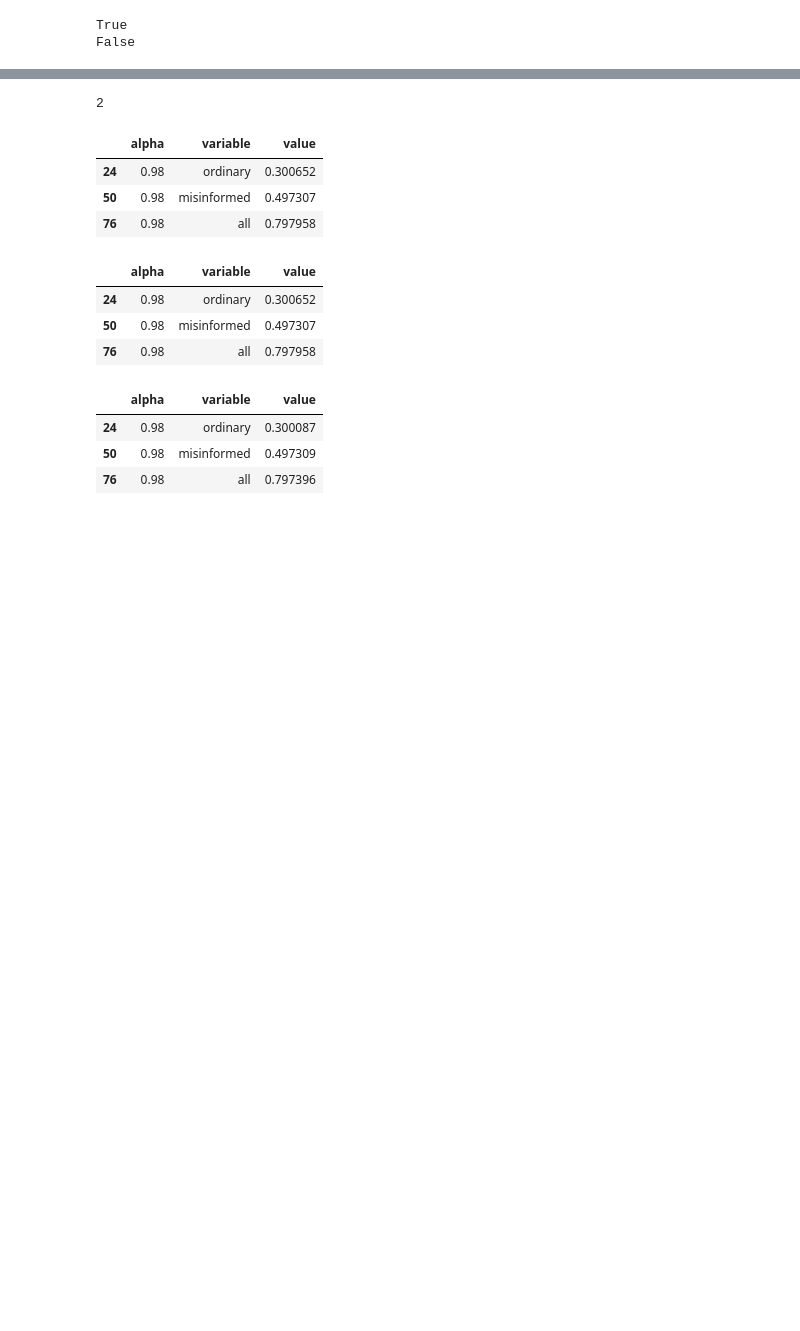
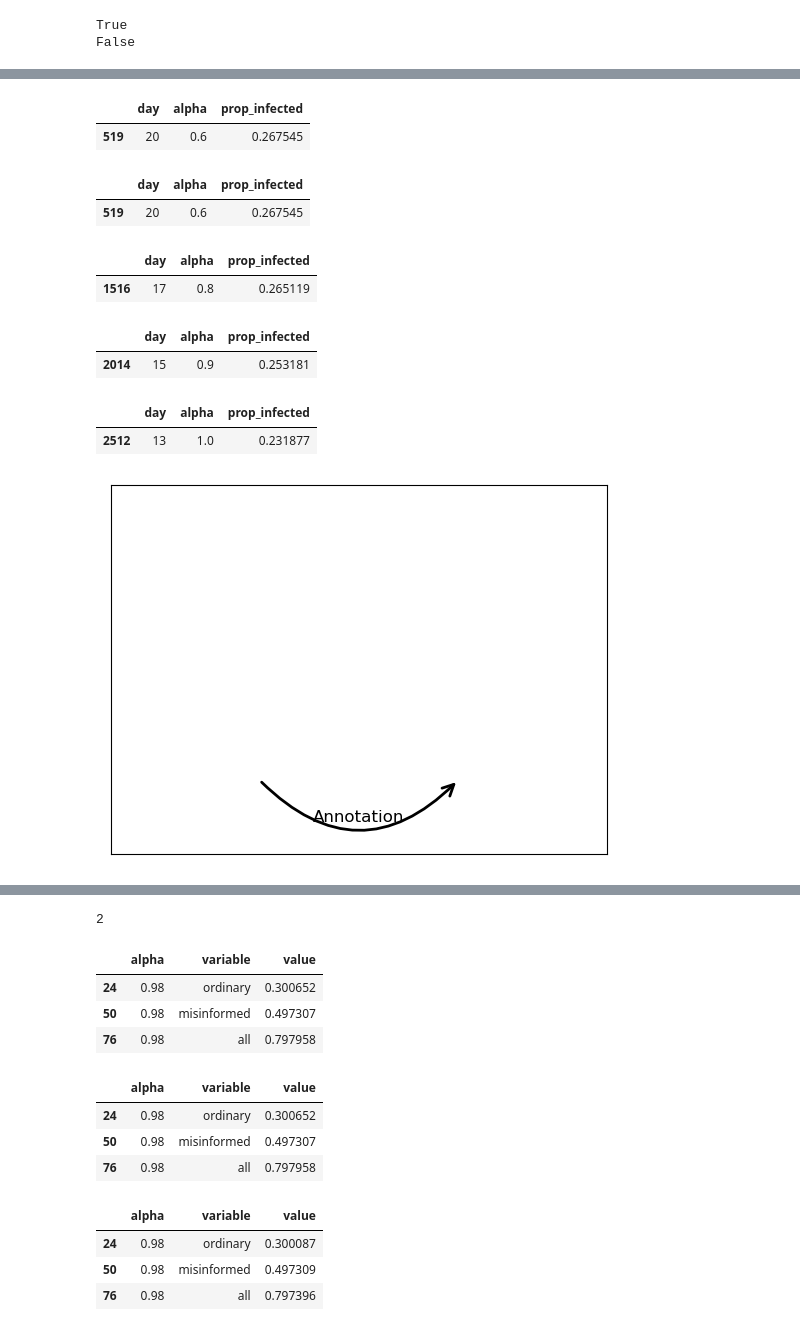
Before and after one commit to mr-devs/mean_field_quals, a Jupyter notebook: notebooks/2023-06-07__second_problem_consider_homophily.ipynb, the cells around one changed output, grey strips where cells are left out. Drawn from its saved outputs; the diff is of its cells as text; code cells hidden in the pictures; blank space fills up the shorter version.

```diff
--- a/notebooks/2023-06-07__second_problem_consider_homophily.ipynb
+++ b/notebooks/2023-06-07__second_problem_consider_homophily.ipynb
@@ -97,0 +407,80 @@ False
+# %%
+daily_infected_df[
+    (np.isclose(daily_infected_df.alpha, .6)) \
+    & (daily_infected_df.day == 20)
+]
+# %% [output]
+|  | day | alpha | prop_infected |
+| 519 | 20 | 0.6 | 0.267545 |
+# %%
+daily_infected_df[
+    (np.isclose(daily_infected_df.alpha, .7)) \
+    & (daily_infected_df.day == 18)
+]
+# %% [output]
+|  | day | alpha | prop_infected |
+| 519 | 20 | 0.6 | 0.267545 |
+# %%
+daily_infected_df[
+    (np.isclose(daily_infected_df.alpha, .8)) \
+    & (daily_infected_df.day == 17)
+]
+# %% [output]
+|  | day | alpha | prop_infected |
+| 1516 | 17 | 0.8 | 0.265119 |
+# %%
+daily_infected_df[
+    (np.isclose(daily_infected_df.alpha, .9)) \
+    & (daily_infected_df.day == 15)
+]
+# %% [output]
+|  | day | alpha | prop_infected |
+| 2014 | 15 | 0.9 | 0.253181 |
+# %%
+daily_infected_df[
+    (np.isclose(daily_infected_df.alpha, 1.0)) \
+    & (daily_infected_df.day == 13)
+]
+# %% [output]
+|  | day | alpha | prop_infected |
+| 2512 | 13 | 1.0 | 0.231877 |
+# %%
+import matplotlib.pyplot as plt
+import matplotlib.patches as patches
+
+# Create a figure and axis
+fig, ax = plt.subplots()
+
+# Create a curved arrow patch
+arrow = patches.FancyArrowPatch(
+    (-0.4, -0.6),  # Starting point (x, y)
+    (0.4, -0.6),  # Ending point (x, y)
+    connectionstyle="arc3,rad=.5",  # Connection style for the arrow
+    arrowstyle='->',  # Arrow style
+    linewidth=2,  # Arrow linewidth
+    edgecolor='black',  # Arrow edge color
+    mutation_scale=20
+)
+ax.add_patch(arrow)
+
+# Add an annotation above the arrow
+ax.annotate(
+    'Annotation',
+    xy=(0, -0.4),  # Annotation position (x, y)
+    xytext=(0, -0.8),  # Text position (x, y)
+    ha='center',  # Horizontal alignment
+    va='center'  # Vertical alignment
+)
+
+# Set plot limits
+ax.set_xlim(-1, 1)
+ax.set_ylim(-1, 1)
+
+# Remove axis ticks and labels
+ax.set_xticks([])
+ax.set_yticks([])
+
+# Show the plot
+plt.show()
+# %% [output]
+[figure, added]
```
Also changed, not shown: parts of 32 cells of this notebook, 6 other files.
